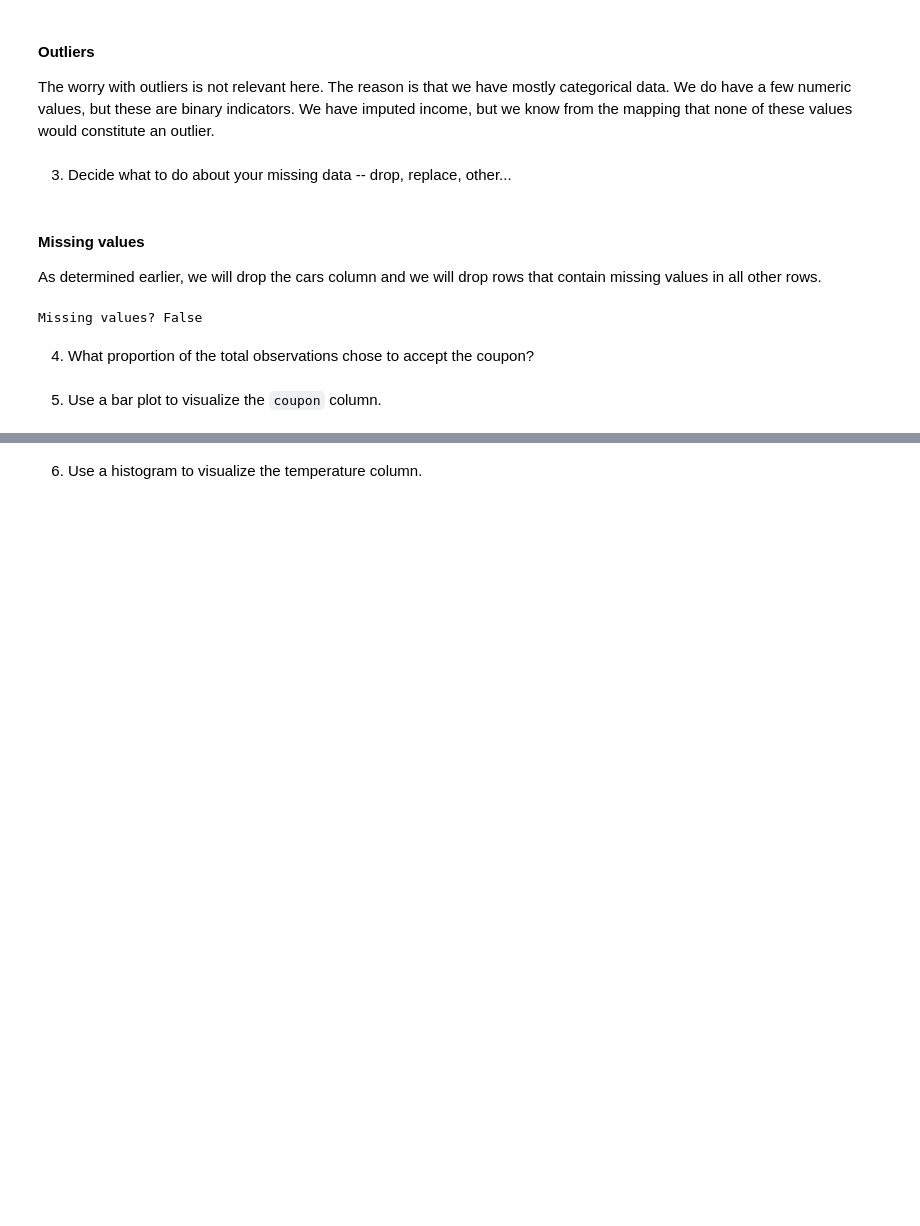
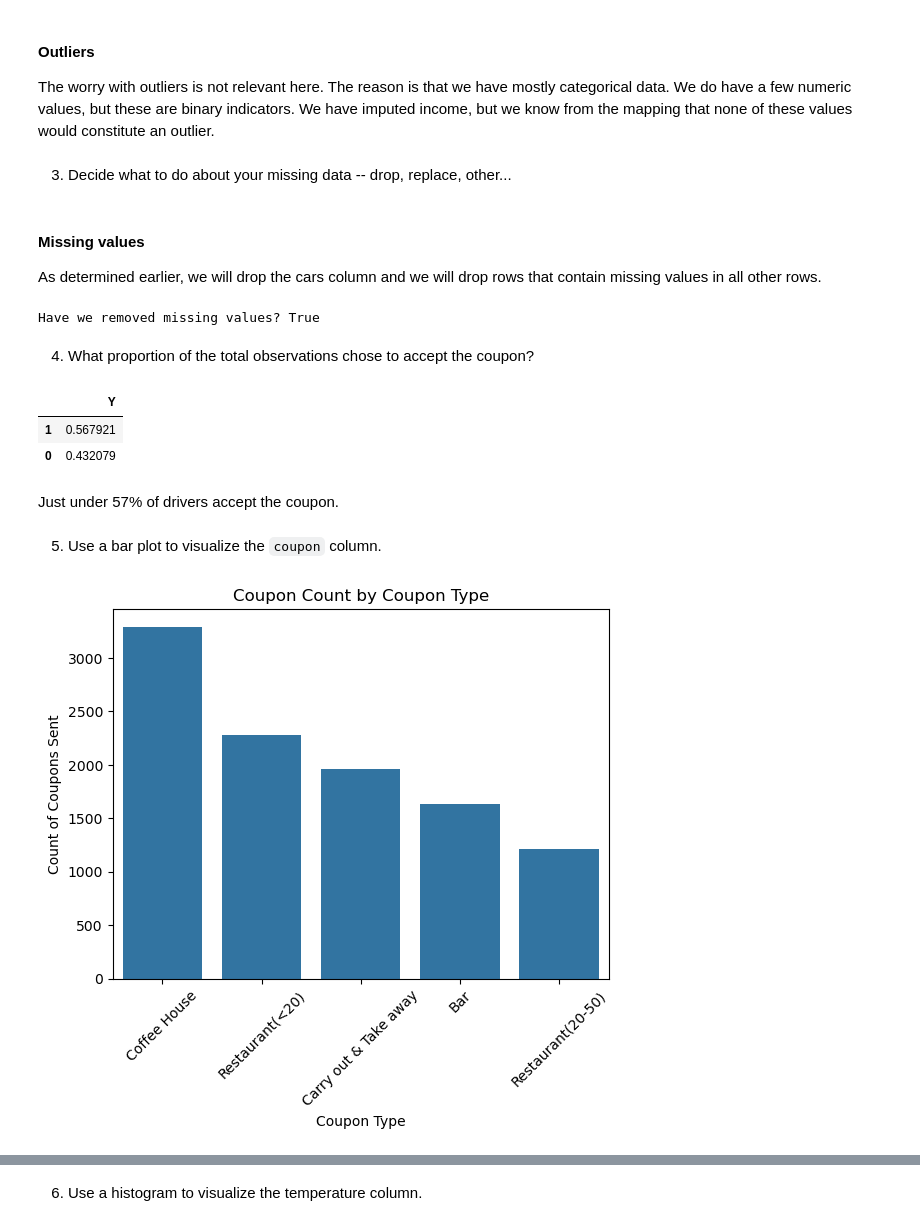
Before and after one commit to jheberer/Berkeley-Profession-Certificate-in-ML---Assignment-1, a Jupyter notebook: coupon.ipynb, the cells around one changed output, grey strips where cells are left out. Cells and saved outputs as stored; diff of their text form; code cells hidden in the pictures; blank space fills up the shorter version.

```diff
--- a/coupon.ipynb
+++ b/coupon.ipynb
@@ -227,15 +238,41 @@ data.drop('car', axis=1, inplace=True)
 # %%
 data.dropna(inplace=True)
 # %%
+# validate that we have removed missing values
 nulls = pd.DataFrame(data.isnull().sum()).reset_index()
 column_names = ['column name', 'missing count']
 nulls.columns = column_names
 nulls = nulls[nulls['missing count'] != 0]
 nulls['% of total rows'] = nulls['missing count'] / data.shape[0]
-print(f'Missing values? {bool(nulls.shape[0])}')
+print(f'Have we removed missing values? {not bool(nulls.shape[0])}')
 # %% [output]
-Missing values? False
+Have we removed missing values? True
 # %% [markdown]
 4. What proportion of the total observations chose to accept the coupon?
+# %%
+acceptance_rates = pd.DataFrame(data['Y'].value_counts(normalize=True))
+acceptance_rates
+# %% [output]
+|  | Y |
+| 1 | 0.567921 |
+| 0 | 0.432079 |
+# %% [markdown]
+Just under 57% of drivers accept the coupon.
 # %% [markdown]
 5. Use a bar plot to visualize the `coupon` column.
+# %%
+# prepare the coupon column
+coupons = data['coupon']
+coupon_counts = coupons.value_counts().reset_index()
+coupon_counts.rename(columns={'index': 'coupon type', 'coupon': 'count'}, inplace=True)
+coupon_counts
+
+# plot the data
+sns.barplot(data=coupon_counts, x='coupon type', y='count')
+plt.title('Coupon Count by Coupon Type')
+plt.ylabel('Count of Coupons Sent')
+plt.xlabel('Coupon Type')
+plt.xticks(rotation=45)
+plt.show()
+# %% [output]
+[figure, added]
```
Also changed, not shown: parts of 7 cells of this notebook.
